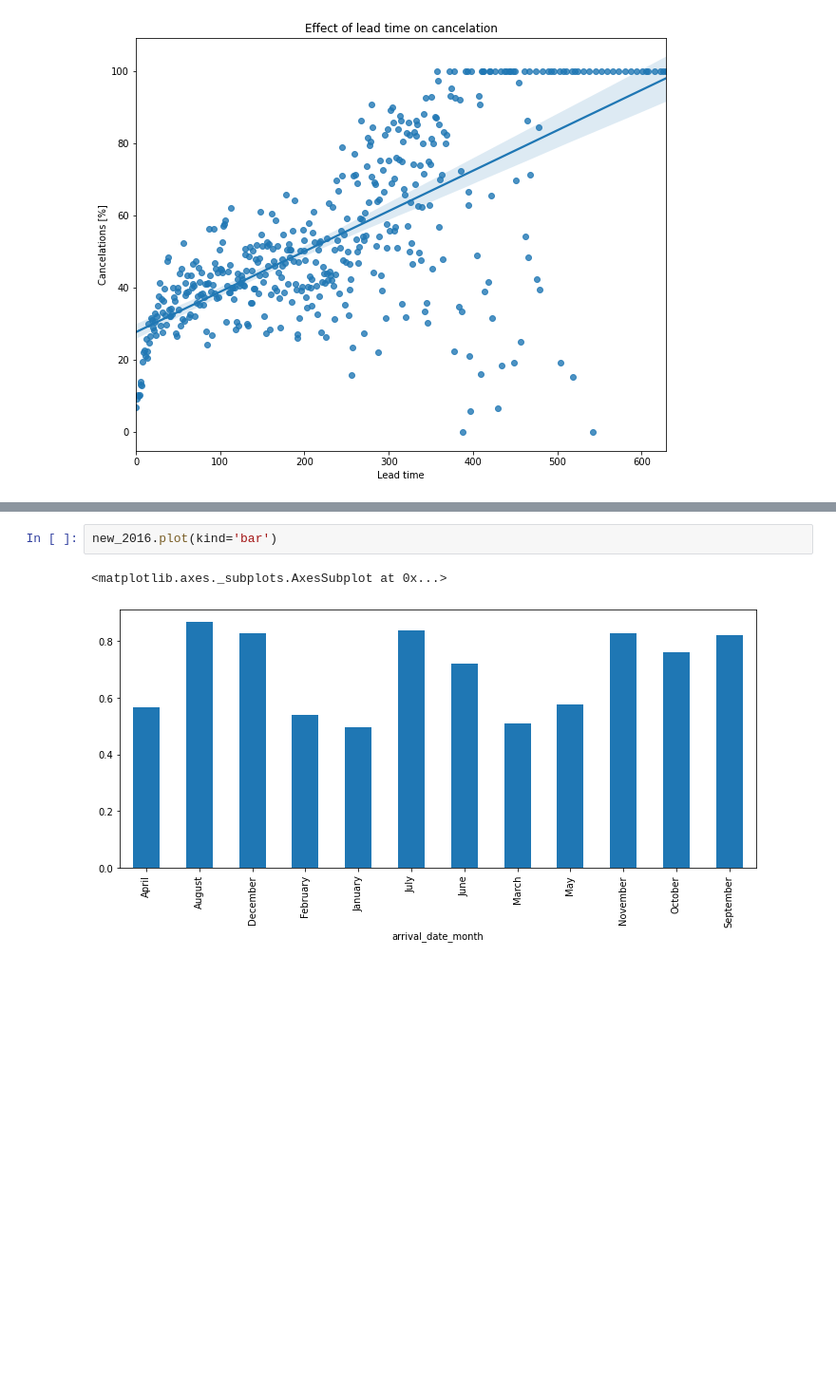
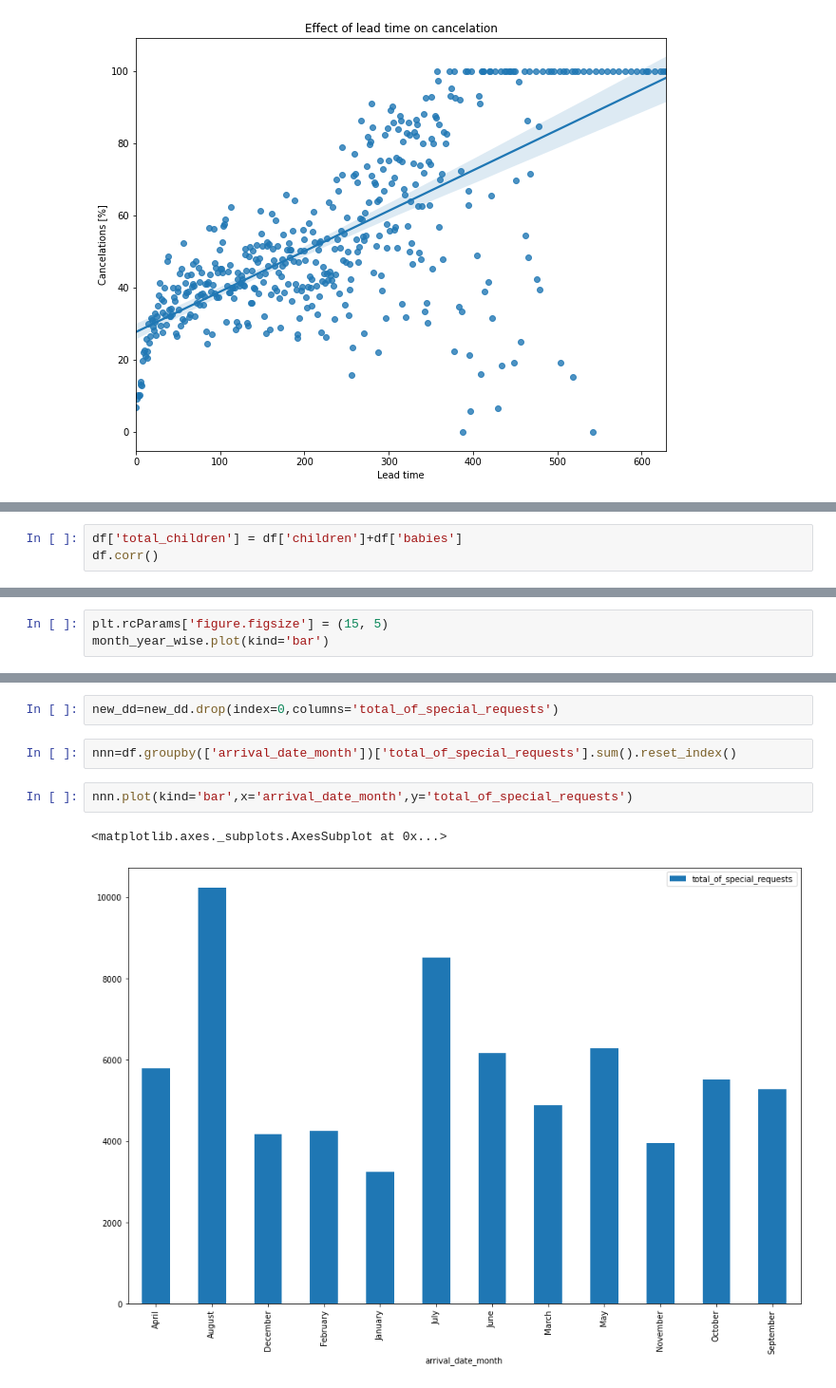
Before and after one commit to Jayjake1/hotel-booking-analysis, a Jupyter notebook: Hotel_booking_analysis_team_project.ipynb, the cells around one changed output, grey strips where cells are left out. Shown: that part at 95% size. Cells and saved outputs as stored; diff of their text form; blank space fills up the shorter version.

```diff
--- a/Hotel_booking_analysis_team_project.ipynb
+++ b/Hotel_booking_analysis_team_project.ipynb
@@ -897,0 +893,3 @@ new_2016=for_2016.groupby(['arrival_date_month'])['total_of_special_requests'].m
+# %%
+df['total_children'] = df['children']+df['babies']
+df.corr()
@@ -897,0 +951,3 @@ new_2016=for_2016.groupby(['arrival_date_month'])['total_of_special_requests'].m
+# %%
+plt.rcParams['figure.figsize'] = (15, 5)
+month_year_wise.plot(kind='bar')
@@ -903,5 +998,9 @@ new_2015.plot(kind='bar')
+# %%
+new_dd=new_dd.drop(index=0,columns='total_of_special_requests')
+# %%
+nnn=df.groupby(['arrival_date_month'])['total_of_special_requests'].sum().reset_index()
 # %%
-new_2016.plot(kind='bar')
+nnn.plot(kind='bar',x='arrival_date_month',y='total_of_special_requests')
 # %% [output]
 <matplotlib.axes._subplots.AxesSubplot at 0x...>
-[figure, old version]
+[figure, new version]
```
Also changed, not shown: parts of 21 cells of this notebook.
